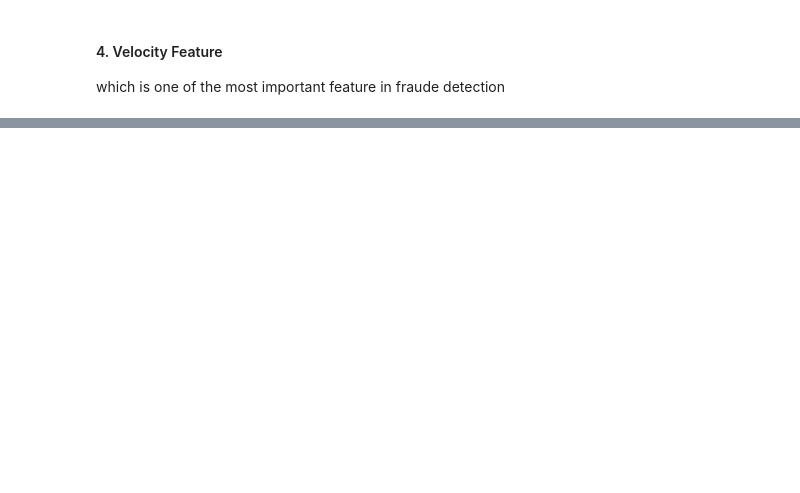
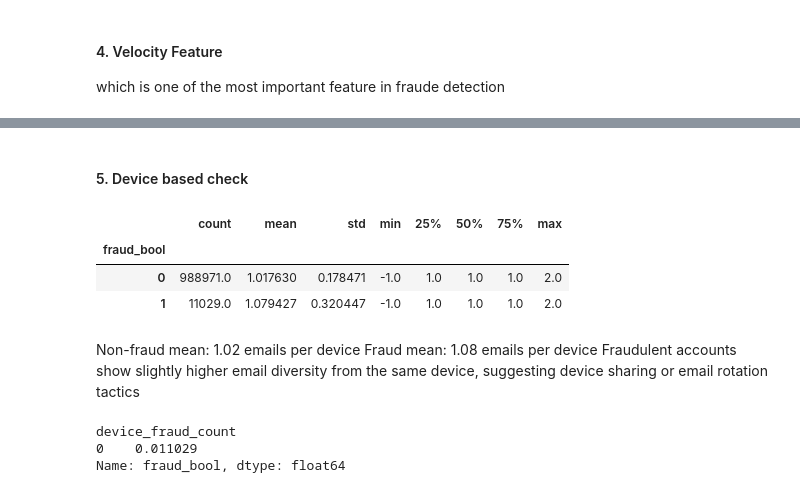
Before and after one commit to sjchem/bank-account-fraud-detection, a Jupyter notebook: notebooks/1.load-data-EDA.ipynb, the cells around one changed output, grey strips where cells are left out. Drawn from its saved outputs; the diff is of its cells as text; code cells hidden in the pictures; blank space fills up the shorter version.

```diff
--- a/notebooks/1.load-data-EDA.ipynb
+++ b/notebooks/1.load-data-EDA.ipynb
@@ -227,0 +268,19 @@ which is one of the most important feature in fraude detection
+# %% [markdown]
+#### 5. Device based check
+# %%
+df.groupby('fraud_bool')['device_distinct_emails_8w'].describe()
+# %% [output]
+|  | count | mean | std | min | 25% | 50% | 75% | max |
+| fraud_bool |  |  |  |  |  |  |  |  |
+| 0 | 988971.0 | 1.017630 | 0.178471 | -1.0 | 1.0 | 1.0 | 1.0 | 2.0 |
+| 1 | 11029.0 | 1.079427 | 0.320447 | -1.0 | 1.0 | 1.0 | 1.0 | 2.0 |
+# %% [markdown]
+Non-fraud mean: 1.02 emails per device
+Fraud mean: 1.08 emails per device
+Fraudulent accounts show slightly higher email diversity from the same device, suggesting device sharing or email rotation tactics
+# %%
+df.groupby('device_fraud_count')['fraud_bool'].mean()
+# %% [output]
+device_fraud_count
+0    0.011029
+Name: fraud_bool, dtype: float64
```
Also changed, not shown: parts of 21 cells of this notebook.
